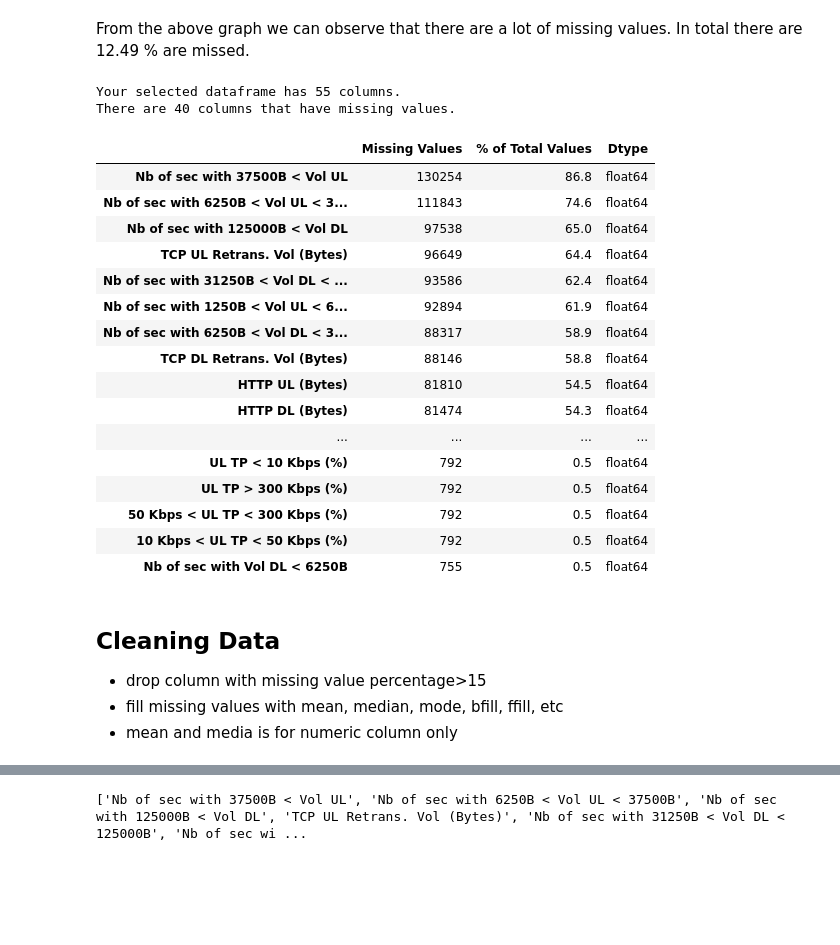
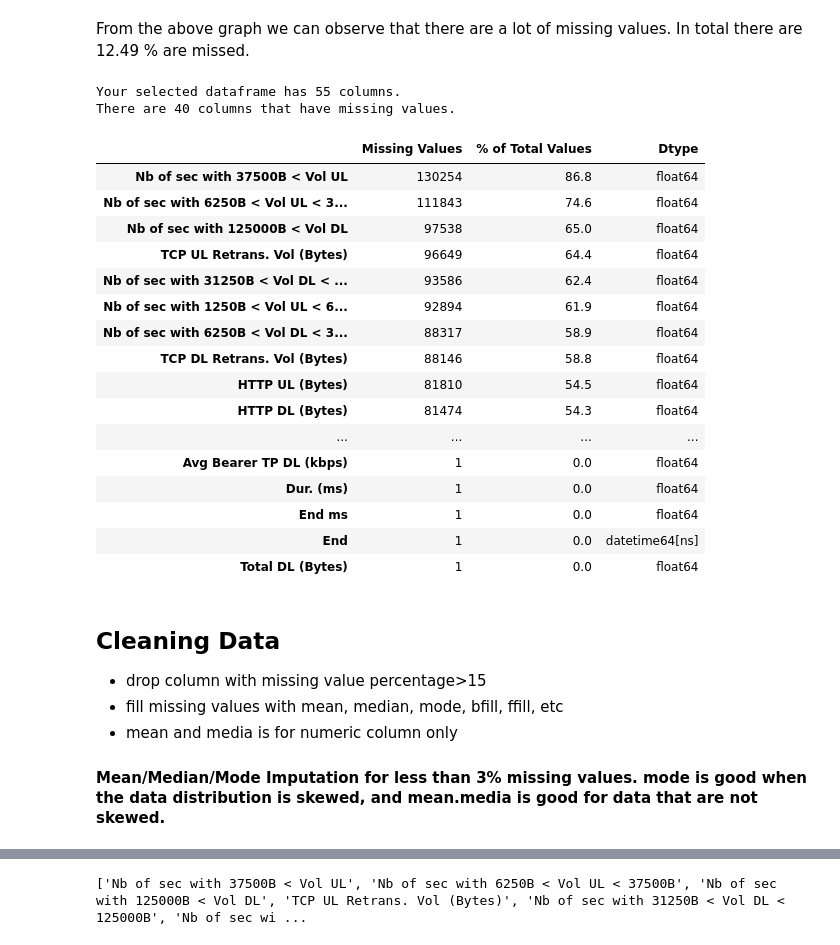
Before and after one commit to degagawolde/User-Analytics-Telecommunication-Industry, a Jupyter notebook: notebook/Data-Cleaning-Transforming-Extraction.ipynb, the cells around one changed output, grey strips where cells are left out. Cells and saved outputs as stored; diff of their text form; code cells hidden in the pictures; blank space fills up the shorter version.

```diff
--- a/notebook/Data-Cleaning-Transforming-Extraction.ipynb
+++ b/notebook/Data-Cleaning-Transforming-Extraction.ipynb
@@ -115,29 +140,30 @@ The Diabetes dataset contains 12.49 % missing values.
 From the above graph we can observe that there are a lot of missing values. In total there are 12.49 % are missed.
 # %%
 mis_val_table_ren_columns = missing_values_table(df_from_excell)
-mis_val_table_ren_columns.head(20)
+mis_val_table_ren_columns
 # %% [output]
 Your selected dataframe has 55 columns.
 There are 40 columns that have missing values.
 |  | Missing Values | % of Total Values | Dtype |
 | Nb of sec with 37500B < Vol UL | 130254 | 86.8 | float64 |
 | Nb of sec with 6250B < Vol UL < 3... | 111843 | 74.6 | float64 |
 | Nb of sec with 125000B < Vol DL | 97538 | 65.0 | float64 |
 | TCP UL Retrans. Vol (Bytes) | 96649 | 64.4 | float64 |
 | Nb of sec with 31250B < Vol DL < ... | 93586 | 62.4 | float64 |
 | Nb of sec with 1250B < Vol UL < 6... | 92894 | 61.9 | float64 |
 | Nb of sec with 6250B < Vol DL < 3... | 88317 | 58.9 | float64 |
 | TCP DL Retrans. Vol (Bytes) | 88146 | 58.8 | float64 |
 | HTTP UL (Bytes) | 81810 | 54.5 | float64 |
 | HTTP DL (Bytes) | 81474 | 54.3 | float64 |
 | ... | ... | ... | ... |
-| UL TP < 10 Kbps (%) | 792 | 0.5 | float64 |
-| UL TP > 300 Kbps (%) | 792 | 0.5 | float64 |
-| 50 Kbps < UL TP < 300 Kbps (%) | 792 | 0.5 | float64 |
-| 10 Kbps < UL TP < 50 Kbps (%) | 792 | 0.5 | float64 |
-| Nb of sec with Vol DL < 6250B | 755 | 0.5 | float64 |
+| Avg Bearer TP DL (kbps) | 1 | 0.0 | float64 |
+| Dur. (ms) | 1 | 0.0 | float64 |
+| End ms | 1 | 0.0 | float64 |
+| End | 1 | 0.0 | datetime64[ns] |
+| Total DL (Bytes) | 1 | 0.0 | float64 |
 # %% [markdown]
 ## Cleaning Data
 - drop column with missing value percentage>15
 - fill missing values with mean, median, mode, bfill, ffill, etc
 - mean and media is for numeric column only
+#### Mean/Median/Mode Imputation for  less than 3% missing values. mode is good when the data distribution is skewed, and mean.media is good for data that are not skewed.
```
Also changed, not shown: parts of 12 cells of this notebook, 1 other file.
